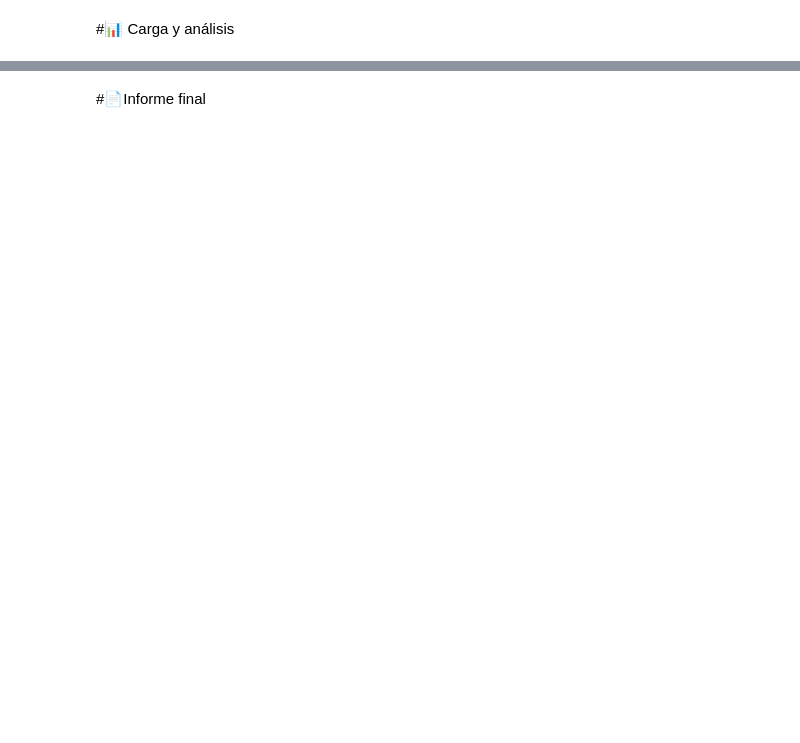
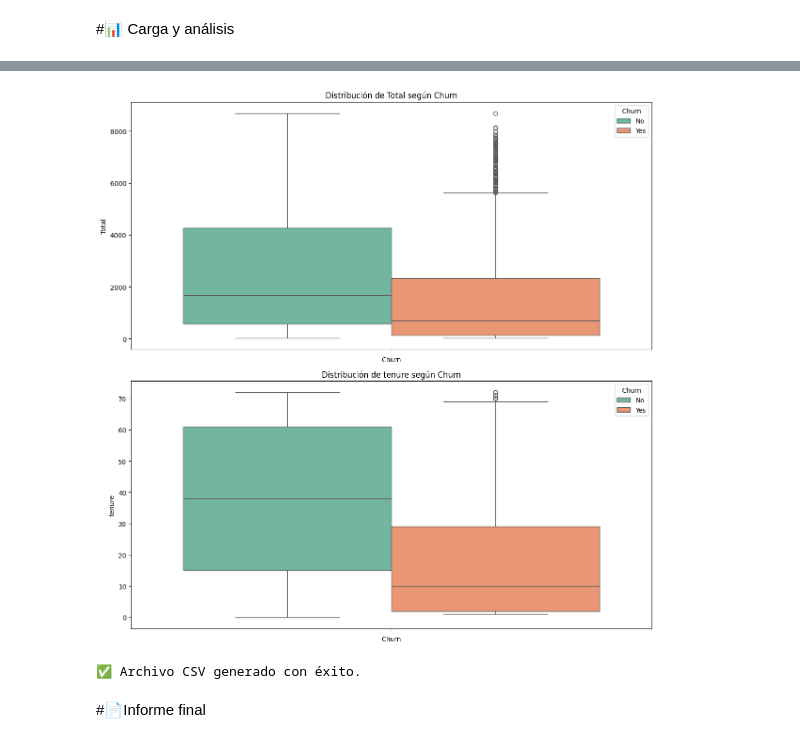
Before and after one commit to Ponch-byte98/Telecom-X_Alura-2, a Jupyter notebook: TelecomX_LATAM.ipynb, the cells around one changed output, grey strips where cells are left out. Drawn from its saved outputs; the diff is of its cells as text; code cells hidden in the pictures; blank space fills up the shorter version.

```diff
--- a/TelecomX_LATAM.ipynb
+++ b/TelecomX_LATAM.ipynb
@@ -22,2 +208,25 @@ datos.head()
+# %%
+df['Total'] = pd.to_numeric(df['Total'], errors='coerce')
+
+numeric_vars = ['Total', 'tenure']
+
+plt.figure(figsize=(12, 6 * len(numeric_vars)))
+
+for i, var in enumerate(numeric_vars, 1):
+    plt.subplot(len(numeric_vars), 1, i)
+    sns.boxplot(data=df, hue='Churn', y=var, palette='Set2')
+    plt.title(f'Distribución de {var} según Churn')
+    plt.xlabel('Churn')
+    plt.ylabel(var)
+
+plt.tight_layout()
+plt.show()
+# %% [output]
+[figure, added]
+# %%
+df.to_csv("TelecomX_clean_data.csv", index=False)
+print("✅ Archivo CSV generado con éxito.")
+# %% [output]
+✅ Archivo CSV generado con éxito.
 # %% [markdown]
 #📄Informe final
```
Also changed, not shown: parts of 13 cells of this notebook.
